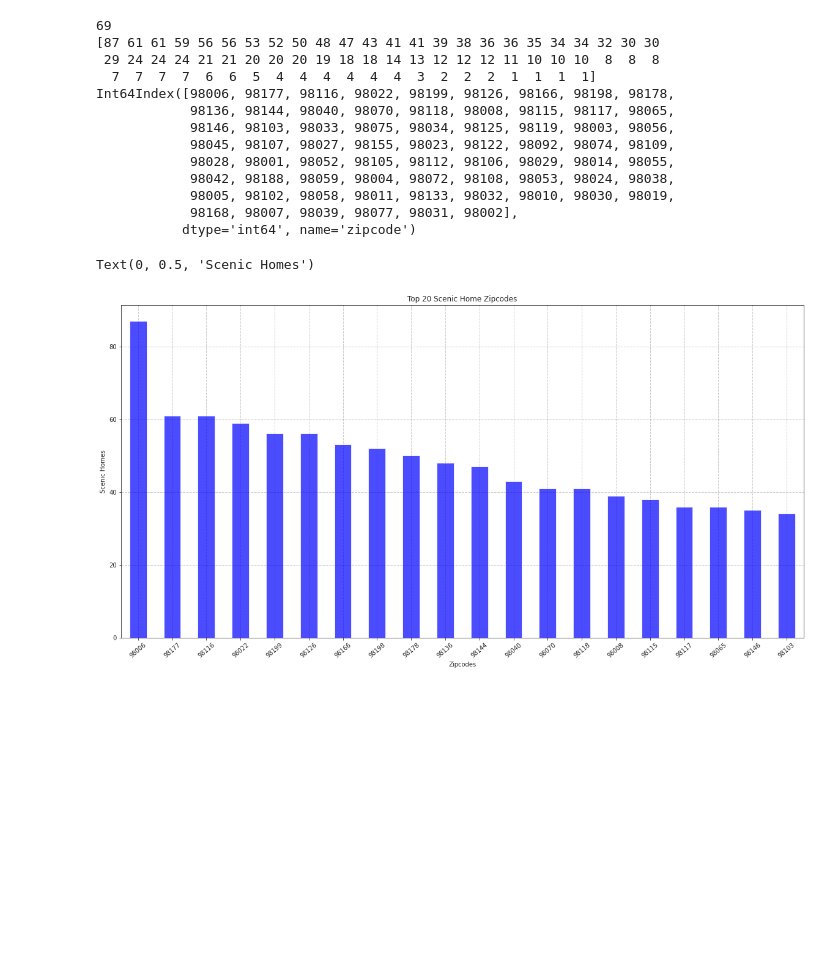
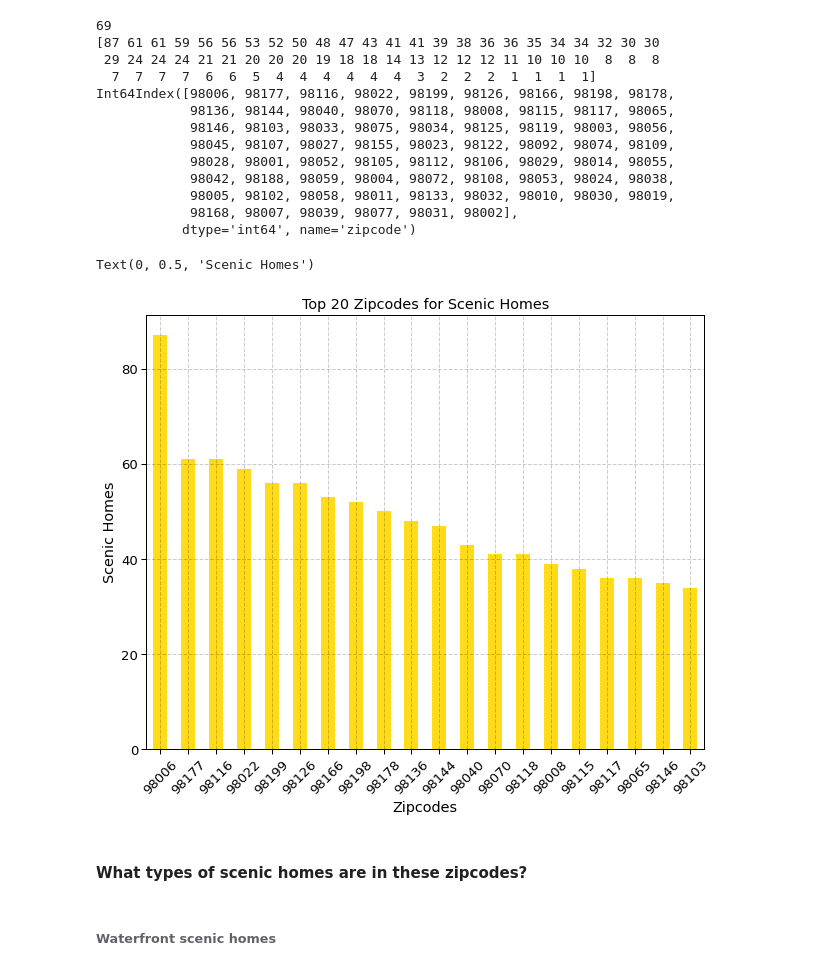
Before and after one commit to lspope/dsc-phase-2-project-online, a Jupyter notebook: notebooks/general_eda.ipynb, the cells around one changed output. Drawn from its saved outputs; the diff is of its cells as text; code cells hidden in the pictures; blank space fills up the shorter version.

```diff
--- a/notebooks/general_eda.ipynb
+++ b/notebooks/general_eda.ipynb
@@ -32,3 +17,6 @@ def plot_grouped_violin(plot_x, plot_y, plot_hue, plot_hue_order, plot_data, pal
+# %%
+# config for charting
+sns.set_context('paper', font_scale=1.5)
 # %%
 # read in the processed data
 df = pd.read_csv('../data/proc_kc_house_data.csv')
@@ -366,9 +355,5 @@ scenic_df.head(10)
 # %%
-sns.set_style(style='ticks')
-plt.figure(figsize=(12, 12))
-ax = sns.scatterplot(x='long', y='lat', hue=scenic_df.price.tolist(), palette='magma', data=scenic_df, alpha=0.75)
-# add a title manually
-ax.legend(title='price')
-plt.legend(loc='lower right')
-plt.title('Scenic Home Price by Lat/Long Coordinates')
+plt.figure(figsize=(12, 10))
+ax = sns.scatterplot(x='long', y='lat', palette='Blues', data=scenic_df, alpha=0.90)
+plt.title('All Scenic Homes by Lat/Long Coordinates')
 # %% [output]
@@ -377,8 +361,0 @@ Text(0.5, 1.0, 'Scenic Home Price by Lat/Long Coordinates')
-# %%
-sns.set_style(style='ticks')
-plt.figure(figsize=(12, 12))
-ax = sns.scatterplot(x='long', y='lat', hue=scenic_df.waterfront.tolist(), palette='Blues', data=scenic_df, alpha=0.75)
-# add a title manually
-ax.legend(title='waterfront')
-plt.legend(loc='lower right')
-plt.title('Scenic Homes (Waterfront Status) by Lat/Long Coordinates')
@@ -388,8 +361,0 @@ Text(0.5, 1.0, 'Scenic Homes (Waterfront Status) by Lat/Long Coordinates')
-# %%
-sns.set_style(style='ticks')
-plt.figure(figsize=(12, 12))
-ax = sns.scatterplot(x='long', y='lat', hue=scenic_df.view_rank.tolist(), palette='Greens', data=scenic_df, alpha=0.75)
-# add a title manually
-ax.legend(title='view_rank')
-plt.legend(loc='lower right')
-plt.title('Scenic Homes (View status) by Lat/Long Coordinates')
@@ -420,14 +390,14 @@ Int64Index([98006, 98177, 98116, 98022, 98199, 98126, 98166, 98198, 98178,
            dtype='int64', name='zipcode')
 # %%
 # Let's just focus on the top 20 zip codes
-fig = plt.figure(figsize = (20, 10))
-#plt.bar(scenic_by_zip.index, scenic_by_zip, color = 'red', alpha = 0.60)
+fig = plt.figure(figsize = (10, 8))
 top_20 = scenic_by_zip.nlargest(20)
-top_20.plot.bar(rot=40, alpha = 0.70, color='blue', title='Top 20 Scenic Home Zipcodes')
+top_20.plot.bar(rot=45, alpha = 0.90, color='gold', title='Top 20 Zipcodes for Scenic Homes')
 plt.grid(color = 'black', alpha = 0.2, linestyle = '--', linewidth = 1)
-#plt.title('Zipcodes with Scenic Homes)
 plt.xlabel('Zipcodes')
 plt.ylabel('Scenic Homes')
 # %% [output]
 Text(0, 0.5, 'Scenic Homes')
-[figure, old version]
+[figure, new version]
+# %% [markdown]
+#### What types of scenic homes are in these zipcodes?
@@ -433,0 +408,2 @@ Text(0, 0.5, 'Scenic Homes')
+# %% [markdown]
+###### Waterfront scenic homes
```
Also changed, not shown: parts of 41 cells of this notebook, 18 other files.
